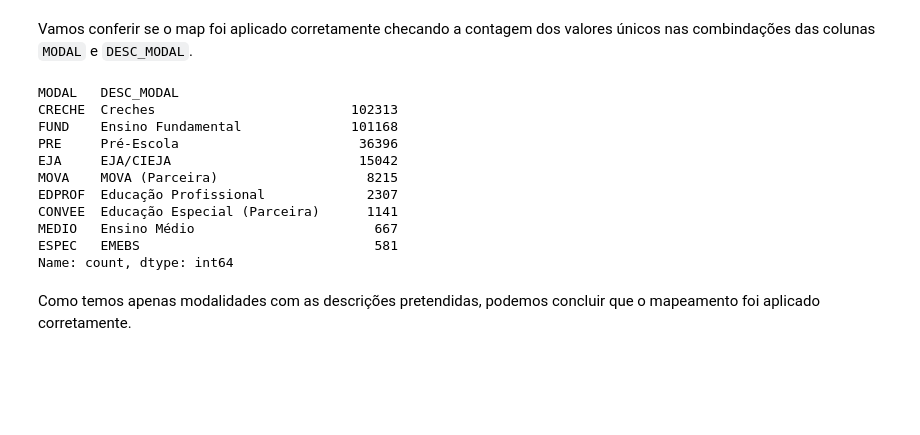
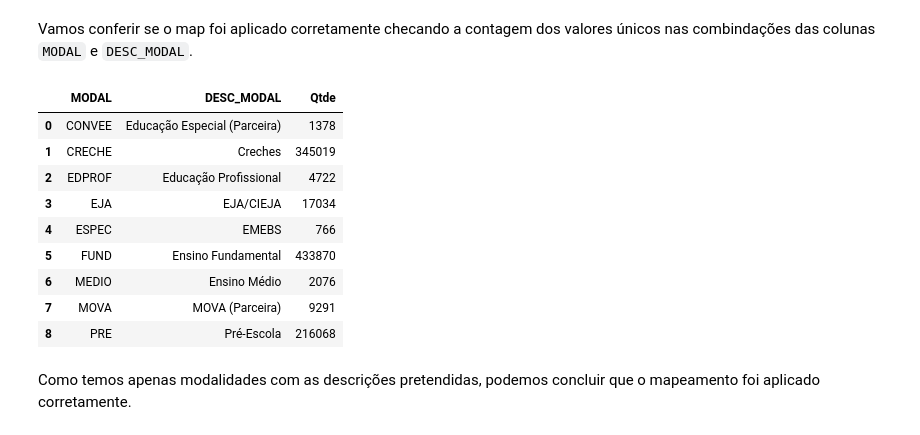
Before and after one commit to ObservatorioPoliticasTCM/datasp-dados, a Jupyter notebook: notebooks_outputs/educacao/03 conversao de siglas.ipynb, the cells around one changed output. Cells and saved outputs as stored; diff of their text form; code cells hidden in the pictures; blank space fills up the shorter version.

```diff
--- a/notebooks_outputs/educacao/03 conversao de siglas.ipynb
+++ b/notebooks_outputs/educacao/03 conversao de siglas.ipynb
@@ -115,18 +144,17 @@ alunos_24
 # %% [markdown]
 Vamos conferir se o map foi aplicado corretamente checando a contagem dos valores únicos nas combindações das colunas `MODAL` e `DESC_MODAL`.
 # %%
-alunos_24[['MODAL', 'DESC_MODAL']].value_counts()
+alunos_24.groupby(['MODAL', 'DESC_MODAL']).agg({'Qtde': 'sum'}).reset_index()
 # %% [output]
-MODAL   DESC_MODAL
-CRECHE  Creches                         102313
-FUND    Ensino Fundamental              101168
-PRE     Pré-Escola                       36396
-EJA     EJA/CIEJA                        15042
-MOVA    MOVA (Parceira)                   8215
-EDPROF  Educação Profissional             2307
-CONVEE  Educação Especial (Parceira)      1141
-MEDIO   Ensino Médio                       667
-ESPEC   EMEBS                              581
-Name: count, dtype: int64
+|  | MODAL | DESC_MODAL | Qtde |
+| 0 | CONVEE | Educação Especial (Parceira) | 1378 |
+| 1 | CRECHE | Creches | 345019 |
+| 2 | EDPROF | Educação Profissional | 4722 |
+| 3 | EJA | EJA/CIEJA | 17034 |
+| 4 | ESPEC | EMEBS | 766 |
+| 5 | FUND | Ensino Fundamental | 433870 |
+| 6 | MEDIO | Ensino Médio | 2076 |
+| 7 | MOVA | MOVA (Parceira) | 9291 |
+| 8 | PRE | Pré-Escola | 216068 |
 # %% [markdown]
 Como temos apenas modalidades com as descrições pretendidas, podemos concluir que o mapeamento foi aplicado corretamente.
```
Also changed, not shown: parts of 9 cells of this notebook, 1 other file.
